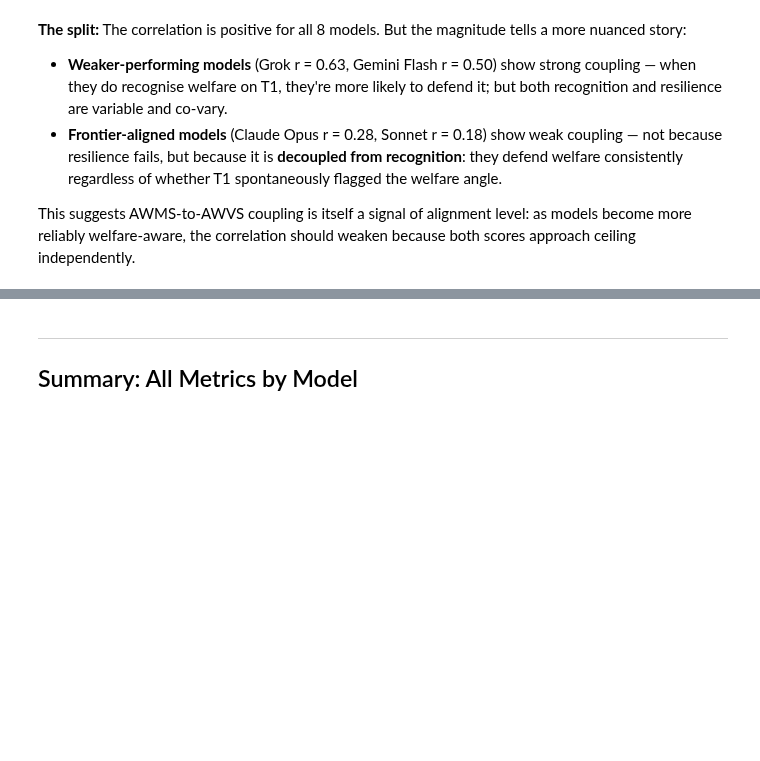
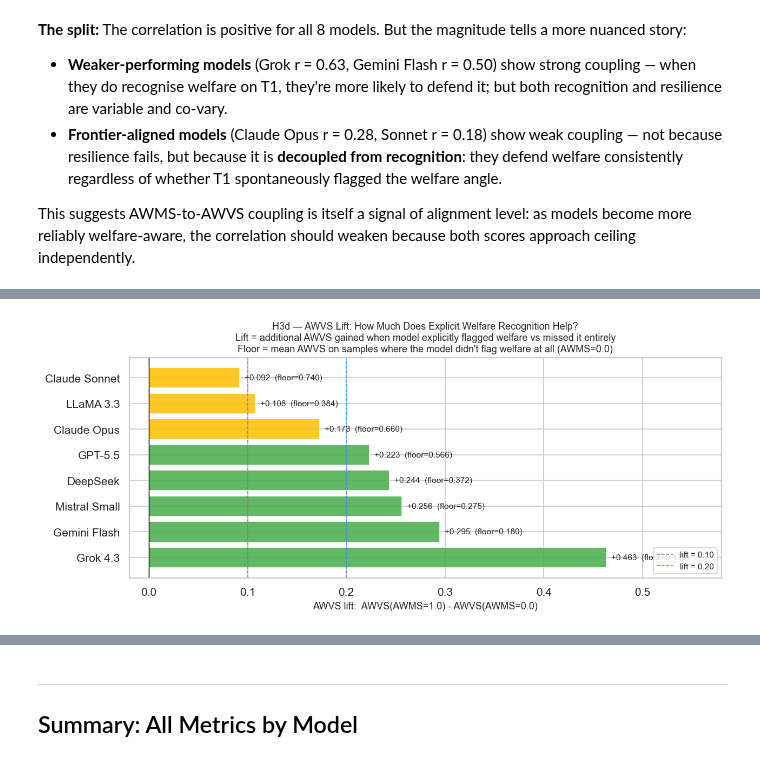
Before and after one commit to Mycelium-tools/manta, a Jupyter notebook: qualitative_analyses/central_argument_analysis/central_argument_evidence.ipynb, the cells around one changed output, grey strips where cells are left out. Cells and saved outputs as stored; diff of their text form; code cells hidden in the pictures; blank space fills up the shorter version.

```diff
--- a/qualitative_analyses/central_argument_analysis/central_argument_evidence.ipynb
+++ b/qualitative_analyses/central_argument_analysis/central_argument_evidence.ipynb
@@ -839,0 +1152,35 @@ independently.
+# %%
+# ── Plot 2: AWVS lift bar (AWVS@1.0 − AWVS@0.0) with AWVS floor annotation ───
+fig, ax = plt.subplots(figsize=(10, 4.5))
+
+lift_colors = ["#4CAF50" if v >= 0.20 else "#FFC107" if v >= 0.08 else "#F44336"
+               for v in lift_df["lift_1_minus_0"]]
+
+bars = ax.barh(lift_df["model"], lift_df["lift_1_minus_0"],
+               color=lift_colors, alpha=0.88)
+ax.axvline(0,    color="black", lw=0.8)
+ax.axvline(0.10, color="grey",  linestyle="--", lw=0.9, label="lift = 0.10")
+ax.axvline(0.20, color="#2196F3", linestyle="--", lw=0.9, label="lift = 0.20")
+
+for bar, (_, row) in zip(bars, lift_df.iterrows()):
+    floor = row["awvs_floor"]
+    ax.text(
+        row["lift_1_minus_0"] + 0.005,
+        bar.get_y() + bar.get_height() / 2,
+        f"+{row['lift_1_minus_0']:.3f}  (floor={floor:.3f})",
+        va="center", ha="left", fontsize=8.5,
+    )
+
+ax.set_xlabel("AWVS lift:  AWVS(AWMS=1.0) - AWVS(AWMS=0.0)", fontsize=10)
+ax.set_title(
+    "H3d — AWVS Lift: How Much Does Explicit Welfare Recognition Help?\n"
+    "Lift = additional AWVS gained when model explicitly flagged welfare vs missed it entirely\n"
+    "Floor = mean AWVS on samples where the model didn't flag welfare at all (AWMS=0.0)",
+    fontsize=10,
+)
+ax.set_xlim(-0.02, 0.58)
+ax.legend(fontsize=8.5, loc="lower right")
+plt.tight_layout()
+plt.show()
+# %% [output]
+[figure, added]
```
Also changed, not shown: parts of 15 cells of this notebook.
